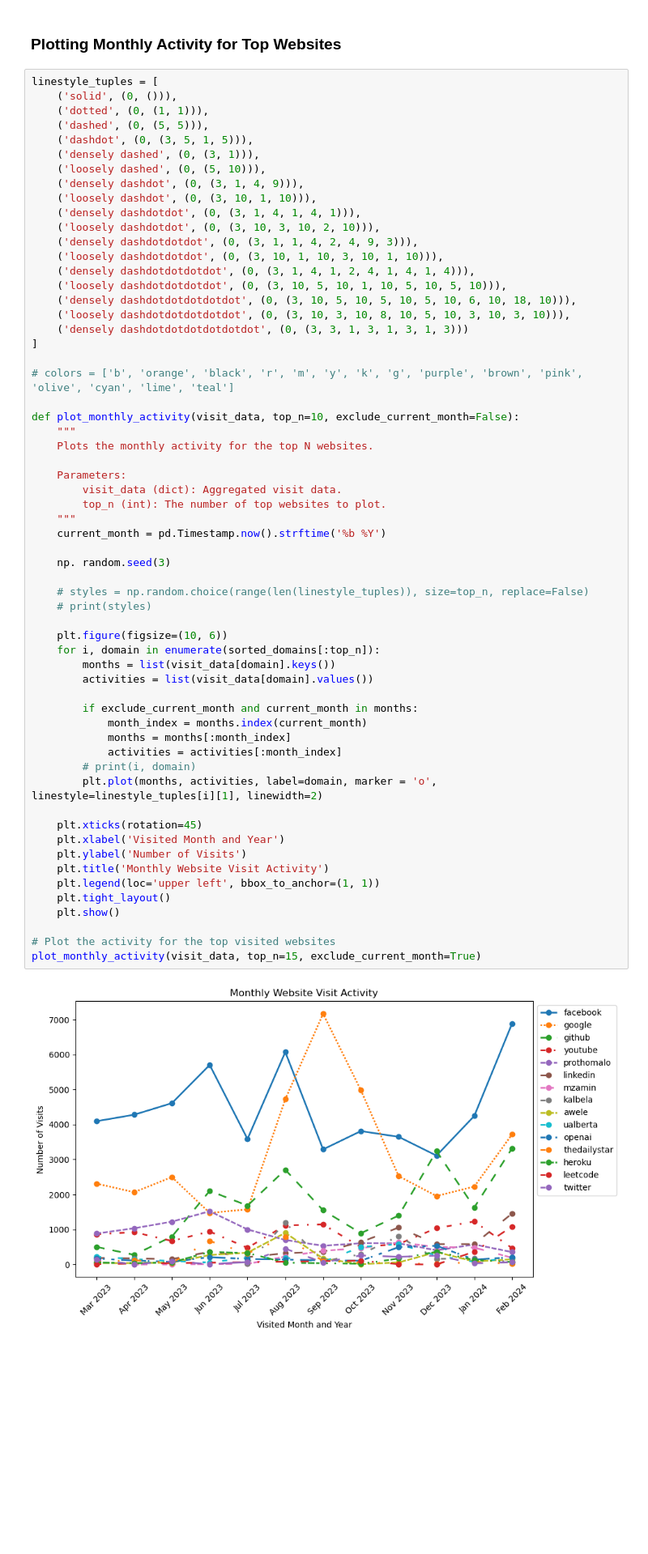
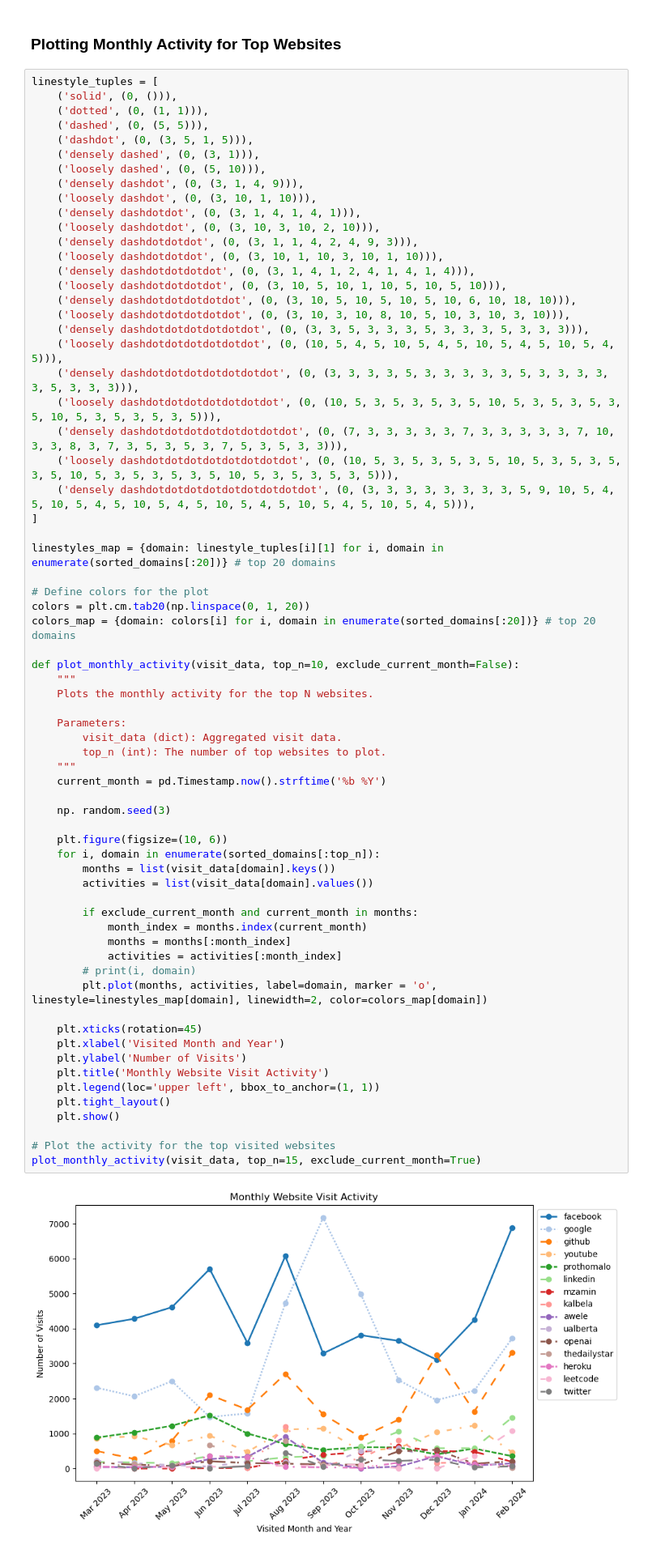
Before and after one commit to habibrahmanbd/Chrome-Data-Analysis, a Jupyter notebook: src/browsing_history.ipynb, the cells around one changed output. Shown at 81% size. Drawn from its saved outputs; the diff is of its cells as text; blank space fills up the shorter version.

Commit message:
Added a new plot

```diff
--- a/src/browsing_history.ipynb
+++ b/src/browsing_history.ipynb
@@ -137,10 +137,20 @@ linestyle_tuples = [
     ('loosely dashdotdotdotdot', (0, (3, 10, 5, 10, 1, 10, 5, 10, 5, 10))),
     ('densely dashdotdotdotdotdot', (0, (3, 10, 5, 10, 5, 10, 5, 10, 6, 10, 18, 10))),
     ('loosely dashdotdotdotdotdot', (0, (3, 10, 3, 10, 8, 10, 5, 10, 3, 10, 3, 10))),
-    ('densely dashdotdotdotdotdotdot', (0, (3, 3, 1, 3, 1, 3, 1, 3)))
+    ('densely dashdotdotdotdotdotdot', (0, (3, 3, 5, 3, 3, 3, 5, 3, 3, 3, 5, 3, 3, 3))),
+    ('loosely dashdotdotdotdotdotdot', (0, (10, 5, 4, 5, 10, 5, 4, 5, 10, 5, 4, 5, 10, 5, 4, 5))),
+    ('densely dashdotdotdotdotdotdotdot', (0, (3, 3, 3, 3, 5, 3, 3, 3, 3, 3, 5, 3, 3, 3, 3, 3, 5, 3, 3, 3))),
+    ('loosely dashdotdotdotdotdotdotdot', (0, (10, 5, 3, 5, 3, 5, 3, 5, 10, 5, 3, 5, 3, 5, 3, 5, 10, 5, 3, 5, 3, 5, 3, 5))),
+    ('densely dashdotdotdotdotdotdotdotdot', (0, (7, 3, 3, 3, 3, 3, 7, 3, 3, 3, 3, 3, 7, 10, 3, 3, 8, 3, 7, 3, 5, 3, 5, 3, 7, 5, 3, 5, 3, 3))),
+    ('loosely dashdotdotdotdotdotdotdotdot', (0, (10, 5, 3, 5, 3, 5, 3, 5, 10, 5, 3, 5, 3, 5, 3, 5, 10, 5, 3, 5, 3, 5, 3, 5, 10, 5, 3, 5, 3, 5, 3, 5))),
+    ('densely dashdotdotdotdotdotdotdotdotdot', (0, (3, 3, 3, 3, 3, 3, 3, 3, 5, 9, 10, 5, 4, 5, 10, 5, 4, 5, 10, 5, 4, 5, 10, 5, 4, 5, 10, 5, 4, 5, 10, 5, 4, 5))),
 ]
 
-# colors = ['b', 'orange', 'black', 'r', 'm', 'y', 'k', 'g', 'purple', 'brown', 'pink', 'olive', 'cyan', 'lime', 'teal']
+linestyles_map = {domain: linestyle_tuples[i][1] for i, domain in enumerate(sorted_domains[:20])} # top 20 domains
+
+# Define colors for the plot
+colors = plt.cm.tab20(np.linspace(0, 1, 20))
+colors_map = {domain: colors[i] for i, domain in enumerate(sorted_domains[:20])} # top 20 domains
 
 def plot_monthly_activity(visit_data, top_n=10, exclude_current_month=False):
     """
@@ -149,38 +159,35 @@ def plot_monthly_activity(visit_data, top_n=10, exclude_current_month=False):
     Parameters:
         visit_data (dict): Aggregated visit data.
         top_n (int): The number of top websites to plot.
     """
     current_month = pd.Timestamp.now().strftime('%b %Y')
 
     np. random.seed(3)
 
-    # styles = np.random.choice(range(len(linestyle_tuples)), size=top_n, replace=False)
-    # print(styles)
-
     plt.figure(figsize=(10, 6))
     for i, domain in enumerate(sorted_domains[:top_n]):
         months = list(visit_data[domain].keys())
         activities = list(visit_data[domain].values())
 
         if exclude_current_month and current_month in months:
             month_index = months.index(current_month)
             months = months[:month_index]
             activities = activities[:month_index]
         # print(i, domain)
-        plt.plot(months, activities, label=domain, marker = 'o', linestyle=linestyle_tuples[i][1], linewidth=2)
+        plt.plot(months, activities, label=domain, marker = 'o', linestyle=linestyles_map[domain], linewidth=2, color=colors_map[domain])
 
     plt.xticks(rotation=45)
     plt.xlabel('Visited Month and Year')
     plt.ylabel('Number of Visits')
     plt.title('Monthly Website Visit Activity')
     plt.legend(loc='upper left', bbox_to_anchor=(1, 1))
     plt.tight_layout()
     plt.show()
 
 # Plot the activity for the top visited websites
 plot_monthly_activity(visit_data, top_n=15, exclude_current_month=True)
 # %% [output]
-[figure, old version]
+[figure, new version]
 # %% [markdown]
 ### Answering Questions
 - What are the most visited websites?
```
Also changed, not shown: parts of 7 cells of this notebook, 1 other file.
